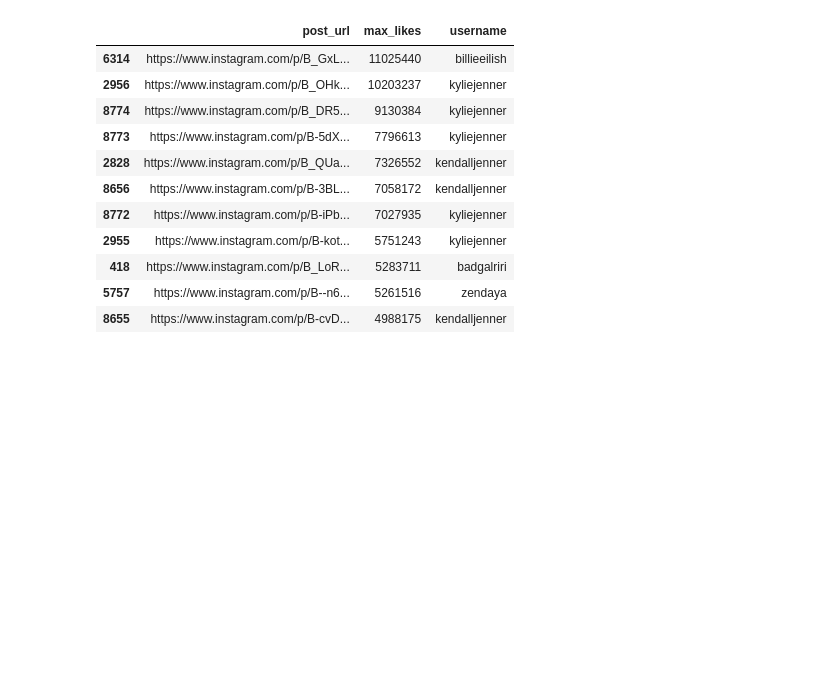
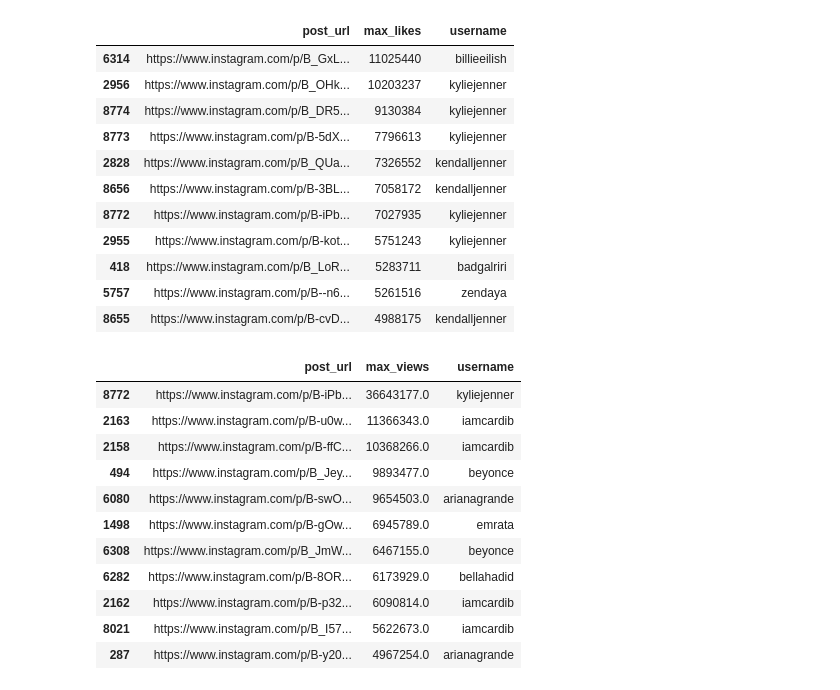
Before and after one commit to lavinama/modelling_social_data, a Jupyter notebook: understanding_data.ipynb, the cells around one changed output. Cells and saved outputs as stored; diff of their text form; code cells hidden in the pictures; blank space fills up the shorter version.

```diff
--- a/understanding_data.ipynb
+++ b/understanding_data.ipynb
@@ -75,3 +75,26 @@ top_0_1_posts
 | 418 | https://www.instagram.com/p/B_LoR... | 5283711 | badgalriri |
 | 5757 | https://www.instagram.com/p/B--n6... | 5261516 | zendaya |
 | 8655 | https://www.instagram.com/p/B-cvD... | 4988175 | kendalljenner |
+# %%
+# Check which posts received the most number of view
+videos = df[['post_url', 'max_views', 'username']]
+videos = videos.sort_values(by=["max_views"], axis=0, ascending=False)
+num_videos = len(videos.index)
+top_0_1_videos = videos.nlargest(int(num_videos*0.001), 'max_views')
+top_0_1_videos
+
+# See who published these posts
+# top_0_1_percent_videos = top_0_1_videos.plot.bar(x="username", y="max_views")
+# %% [output]
+|  | post_url | max_views | username |
+| 8772 | https://www.instagram.com/p/B-iPb... | 36643177.0 | kyliejenner |
+| 2163 | https://www.instagram.com/p/B-u0w... | 11366343.0 | iamcardib |
+| 2158 | https://www.instagram.com/p/B-ffC... | 10368266.0 | iamcardib |
+| 494 | https://www.instagram.com/p/B_Jey... | 9893477.0 | beyonce |
+| 6080 | https://www.instagram.com/p/B-swO... | 9654503.0 | arianagrande |
+| 1498 | https://www.instagram.com/p/B-gOw... | 6945789.0 | emrata |
+| 6308 | https://www.instagram.com/p/B_JmW... | 6467155.0 | beyonce |
+| 6282 | https://www.instagram.com/p/B-8OR... | 6173929.0 | bellahadid |
+| 2162 | https://www.instagram.com/p/B-p32... | 6090814.0 | iamcardib |
+| 8021 | https://www.instagram.com/p/B_I57... | 5622673.0 | iamcardib |
+| 287 | https://www.instagram.com/p/B-y20... | 4967254.0 | arianagrande |
```
Also changed, not shown: parts of 1 cell of this notebook, 4 other files.
